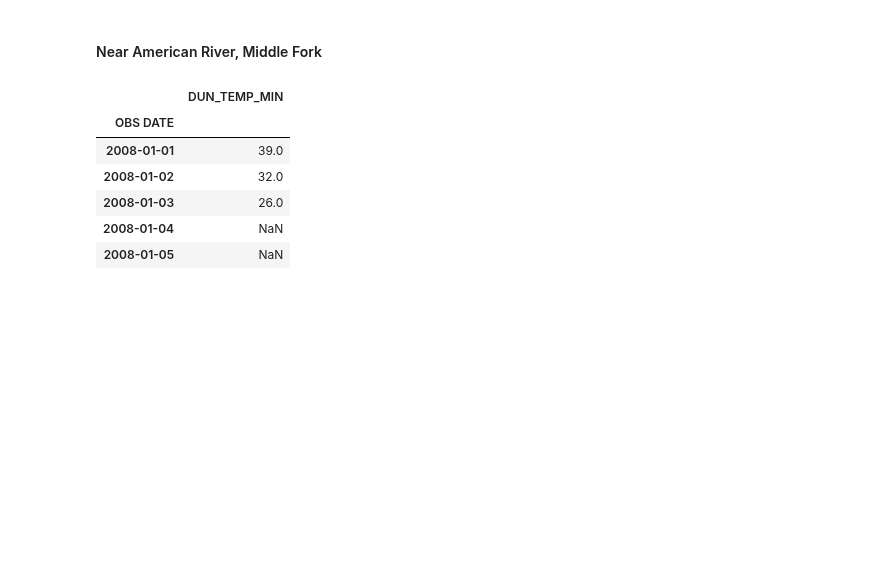
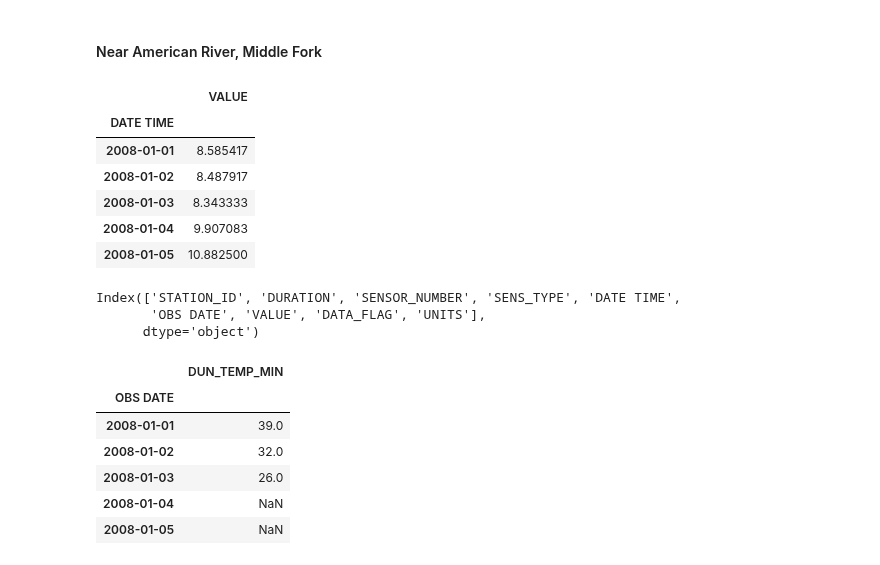
Before and after one commit to lauren-alexandra/basin-inflow-dnn, a Jupyter notebook: weather-informed-reservoir-operation.ipynb, the cells around one changed output. Cells and saved outputs as stored; diff of their text form; code cells hidden in the pictures; blank space fills up the shorter version.

```diff
--- a/weather-informed-reservoir-operation.ipynb
+++ b/weather-informed-reservoir-operation.ipynb
@@ -428,3 +215,20 @@ HYS_SNOW_DEPTH_DF.tail()
 | 2018-12-31 | 25.0 |
 # %% [markdown]
 #### Near American River, Middle Fork
+# %%
+### MIDDLE FK AMERICAN R NR OXBOW PH (OXB) ###
+# Elevation: 1,070 ft
+
+# RIVER STAGE, FEET (hourly)
+OXB_RIVER_STAGE_DATA = pd.read_excel(f'{DATA_PATH}/CDEC_Water_Data/OXB/OXB_1.xlsx')
+OXB_RIVER_STAGE_DF = prepare_station_df(OXB_RIVER_STAGE_DATA, hourly=True, data_col="DATE TIME")
+
+OXB_RIVER_STAGE_DF.head()
+# %% [output]
+|  | VALUE |
+| DATE TIME |  |
+| 2008-01-01 | 8.585417 |
+| 2008-01-02 | 8.487917 |
+| 2008-01-03 | 8.343333 |
+| 2008-01-04 | 9.907083 |
+| 2008-01-05 | 10.882500 |
@@ -431,3 +241,9 @@ HYS_SNOW_DEPTH_DF.tail()
+# %%
+OXB_RIVER_DISCHARGE_DATA.columns
+# %% [output]
+Index(['STATION_ID', 'DURATION', 'SENSOR_NUMBER', 'SENS_TYPE', 'DATE TIME',
+       'OBS DATE', 'VALUE', 'DATA_FLAG', 'UNITS'],
+      dtype='object')
 # %%
 ### Duncan (DUN) ###
 # Elevation: 7,100 ft
```
Also changed, not shown: parts of 38 cells of this notebook.
